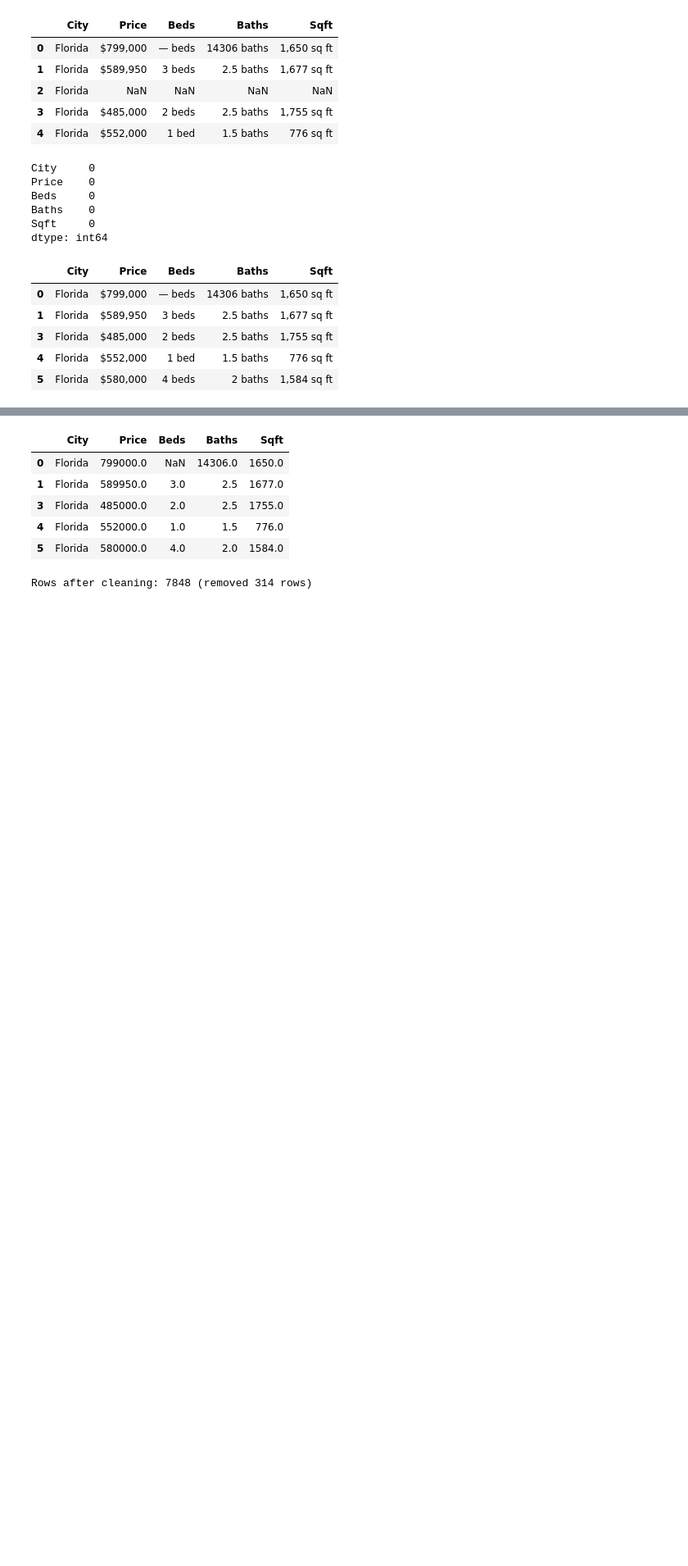
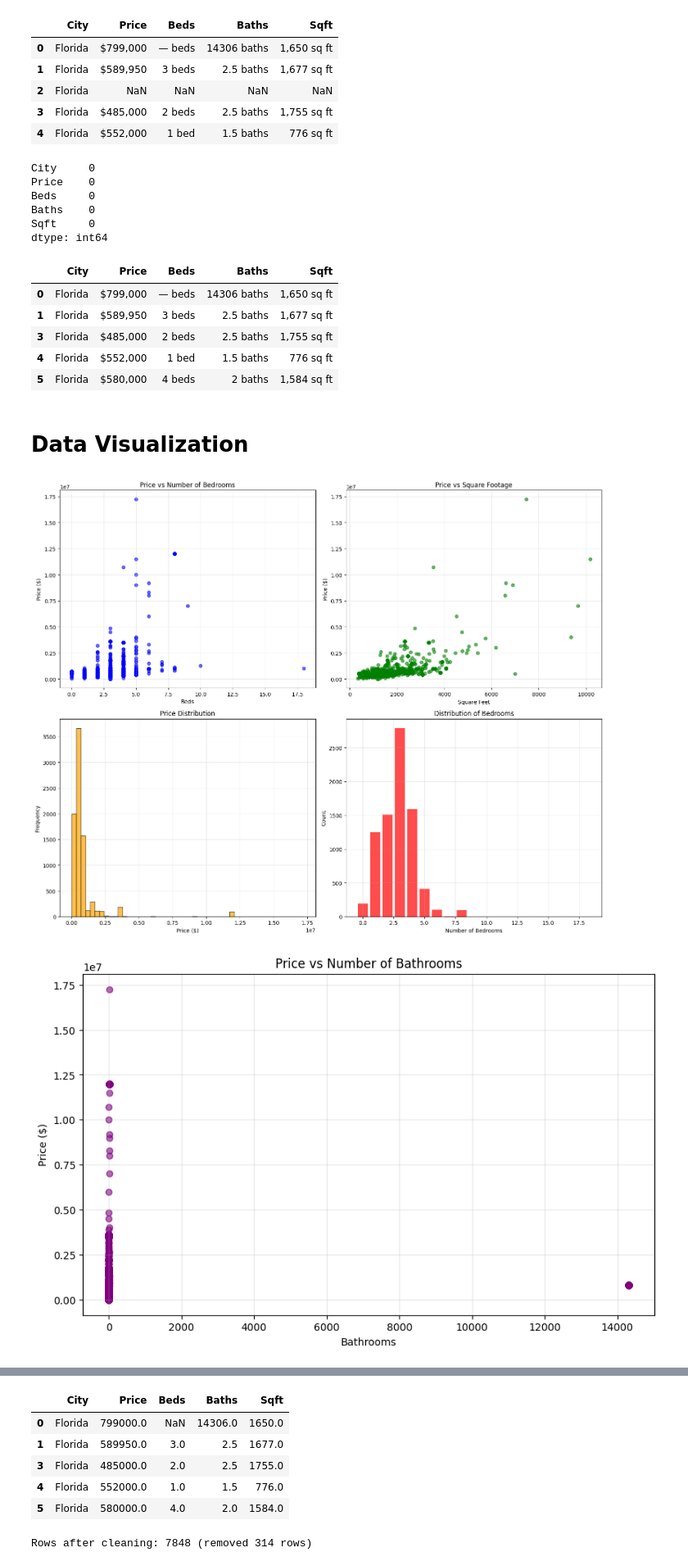
Before and after one commit to heangdeniss/housePridePredFloridaIn2025, a Jupyter notebook: housePricePred.ipynb, the cells around one changed output, grey strips where cells are left out. Shown: that part at 82% size. Drawn from its saved outputs; the diff is of its cells as text; code cells hidden in the pictures; blank space fills up the shorter version.

```diff
--- a/housePricePred.ipynb
+++ b/housePricePred.ipynb
@@ -101,3 +101,69 @@ df.head()
 | 3 | Florida | $485,000 | 2 beds | 2.5 baths | 1,755 sq ft |
 | 4 | Florida | $552,000 | 1 bed | 1.5 baths | 776 sq ft |
 | 5 | Florida | $580,000 | 4 beds | 2 baths | 1,584 sq ft |
+# %% [markdown]
+# Data Visualization
+# %%
+# Create a figure with multiple subplots
+fig, axes = plt.subplots(2, 2, figsize=(15, 12))
+
+# 1. Price vs Beds scatter plot
+axes[0, 0].scatter(df['Beds'], df['Price'], alpha=0.6, color='blue')
+axes[0, 0].set_title('Price vs Number of Bedrooms')
+axes[0, 0].set_xlabel('Beds')
+axes[0, 0].set_ylabel('Price ($)')
+axes[0, 0].grid(True, alpha=0.3)
+
+# 2. Price vs Square Footage scatter plot
+axes[0, 1].scatter(df['Sqft'], df['Price'], alpha=0.6, color='green')
+axes[0, 1].set_title('Price vs Square Footage')
+axes[0, 1].set_xlabel('Square Feet')
+axes[0, 1].set_ylabel('Price ($)')
+axes[0, 1].grid(True, alpha=0.3)
+
+# 3. Price distribution histogram
+axes[1, 0].hist(df['Price'].dropna(), bins=50, alpha=0.7, color='orange', edgecolor='black')
+axes[1, 0].set_title('Price Distribution')
+axes[1, 0].set_xlabel('Price ($)')
+axes[1, 0].set_ylabel('Frequency')
+axes[1, 0].grid(True, alpha=0.3)
+
+# 4. Beds distribution
+bed_counts = df['Beds'].value_counts().sort_index()
+axes[1, 1].bar(bed_counts.index, bed_counts.values, alpha=0.7, color='red')
+axes[1, 1].set_title('Distribution of Bedrooms')
+axes[1, 1].set_xlabel('Number of Bedrooms')
+axes[1, 1].set_ylabel('Count')
+axes[1, 1].grid(True, alpha=0.3)
+
+plt.tight_layout()
+plt.show()
+
+# Additional visualization: Price vs Bathrooms
+plt.figure(figsize=(10, 6))
+plt.scatter(df['Baths'], df['Price'], alpha=0.6, color='purple')
+plt.title('Price vs Number of Bathrooms')
+plt.xlabel('Bathrooms')
+plt.ylabel('Price ($)')
+plt.grid(True, alpha=0.3)
+plt.show()
+
+# Correlation heatmap
+plt.figure(figsize=(8, 6))
+correlation_matrix = df[['Price', 'Beds', 'Baths', 'Sqft']].corr()
+im = plt.imshow(correlation_matrix, cmap='coolwarm', aspect='auto')
+plt.colorbar(im)
+plt.title('Correlation Matrix')
+plt.xticks(range(len(correlation_matrix.columns)), correlation_matrix.columns)
+plt.yticks(range(len(correlation_matrix.columns)), correlation_matrix.columns)
+
+# Add correlation values to the heatmap
+for i in range(len(correlation_matrix.columns)):
+    for j in range(len(correlation_matrix.columns)):
+        plt.text(j, i, f'{correlation_matrix.iloc[i, j]:.2f}',
+                ha='center', va='center', color='white' if abs(correlation_matrix.iloc[i, j]) > 0.5 else 'black')
+
+plt.show()
+# %% [output]
+[figure, added]
+[figure, added]
```
Also changed, not shown: parts of 3 cells of this notebook, 5 other files.
